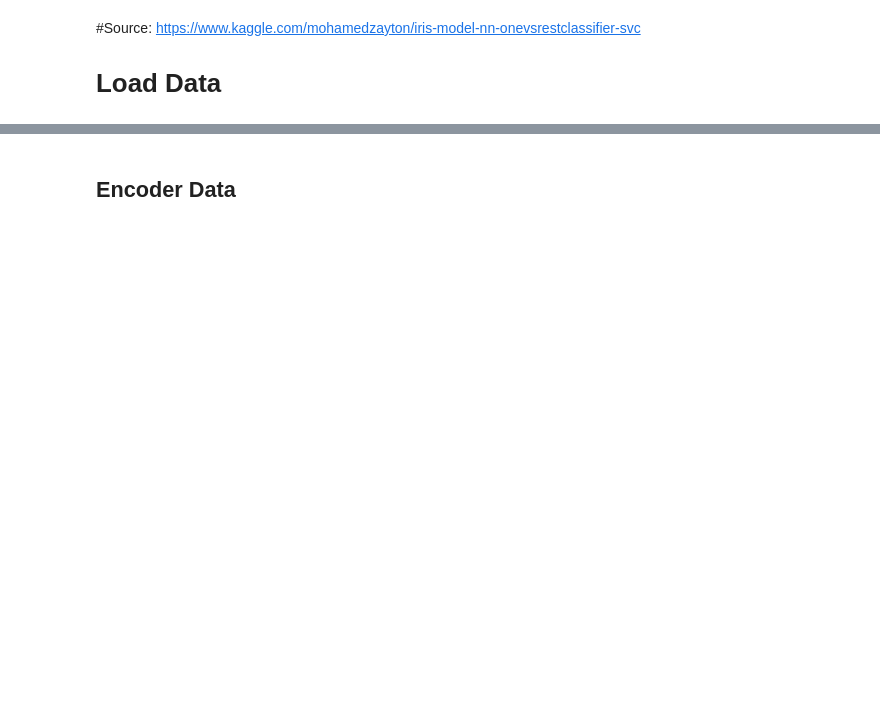
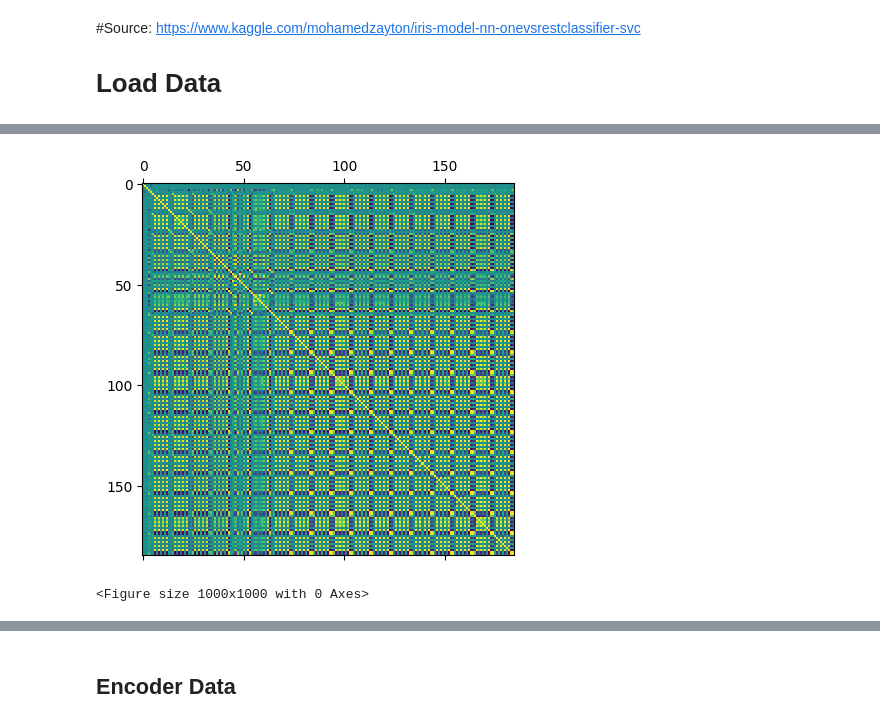
Before and after one commit to mvellayan/OptionList4, a Jupyter notebook: ml_notebooks/imp1-onevsrestclassifier-svc.ipynb, the cells around one changed output, grey strips where cells are left out. Cells and saved outputs as stored; diff of their text form; code cells hidden in the pictures; blank space fills up the shorter version.

```diff
--- a/ml_notebooks/imp1-onevsrestclassifier-svc.ipynb
+++ b/ml_notebooks/imp1-onevsrestclassifier-svc.ipynb
@@ -39,3 +38,4 @@ from keras.utils import np_utils
 # %%
 # ls -l ../ml_cp18/ml_cp18.csv
-df = pd.read_csv("../ml_cp18/ml_cp18.csv")
+df = pd.read_csv("/ml_cp18/ml_cp18.csv")
+df.shape
@@ -41,0 +47,3 @@ df = pd.read_csv("../ml_cp18/ml_cp18.csv")
+# %%
+df = df.dropna(axis=1,how='any')
+df.shape
@@ -50,12 +75,10 @@ df.describe()
 # %%
-from matplotlib.pyplot import figure as fig
-import matplotlib.pyplot as plt
-
-
-
 plt.matshow(df.corr())
 plt.figure(figsize=(10,10))
-# plt.rcParams["figure.figsize"] = (20,20)
+plt.rcParams["figure.figsize"] = (20,20)
 plt.show()
+# %% [output]
+[figure, added]
+<Figure size 1000x1000 with 0 Axes>
 # %%
 df.dtypes
```
Also changed, not shown: parts of 19 cells of this notebook, 7 other files.
